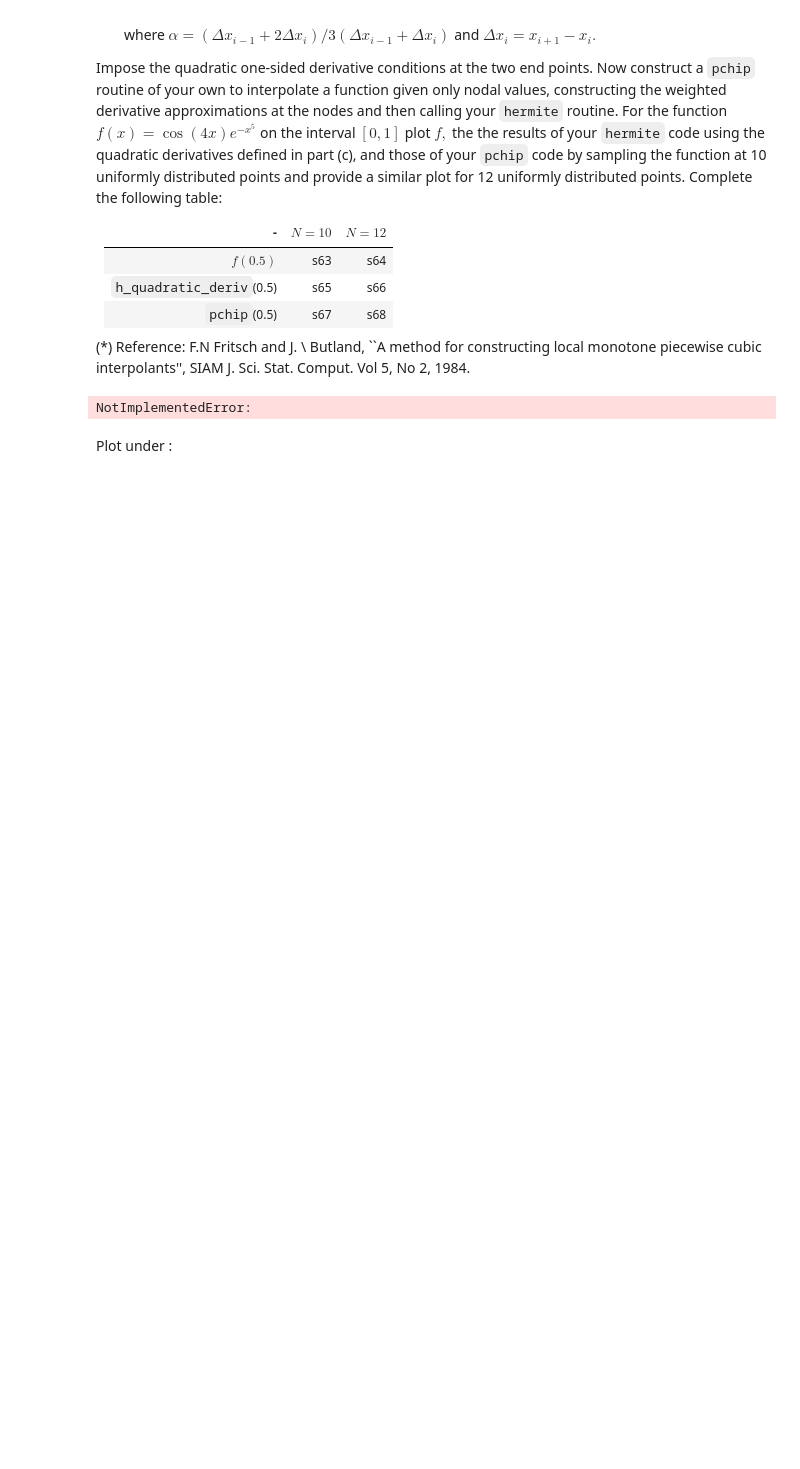
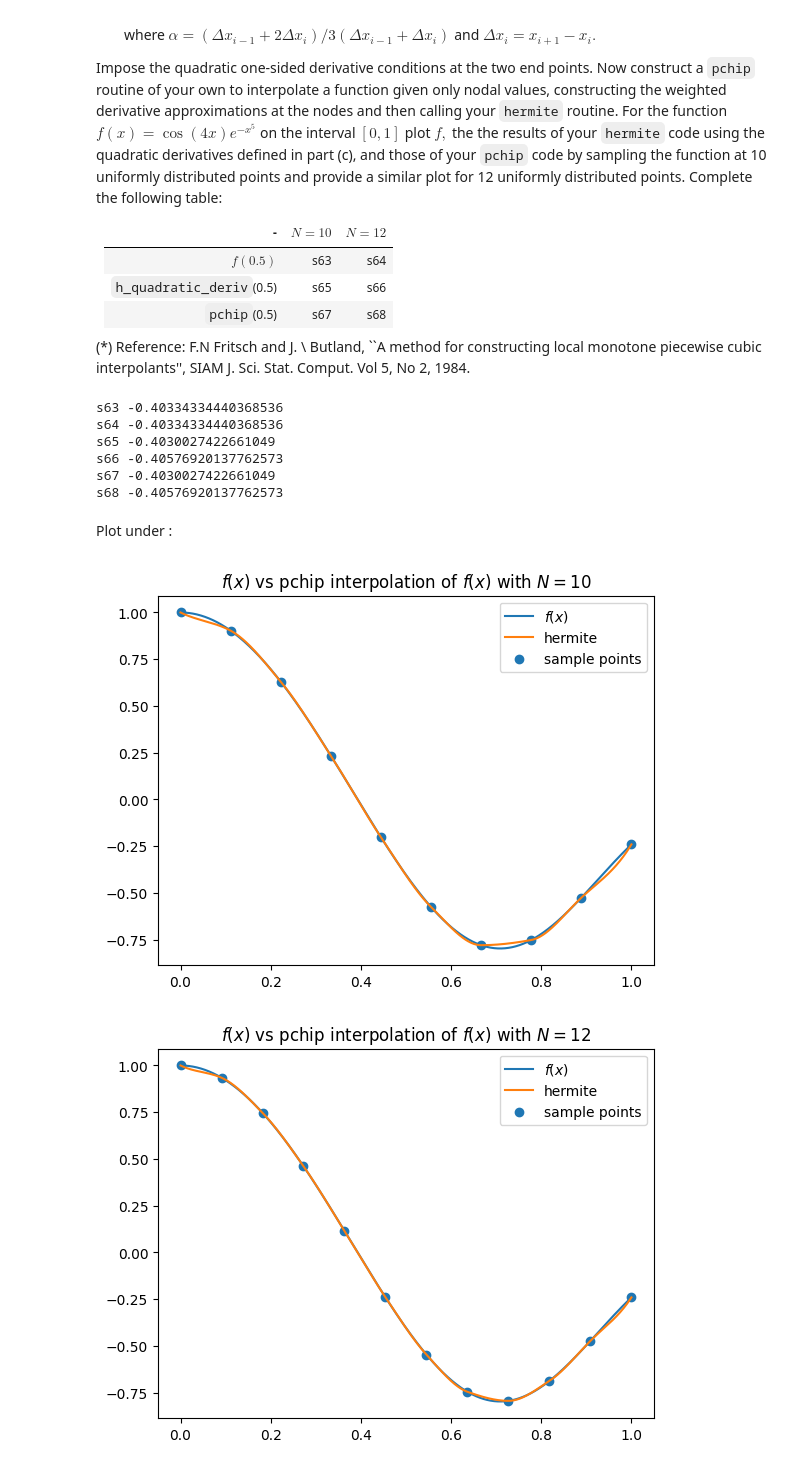
Before and after one commit to lfranz922/Math-406, a Jupyter notebook: Assignment_1.ipynb, the cells around one changed output. Cells and saved outputs as stored; diff of their text form; code cells hidden in the pictures; blank space fills up the shorter version.

```diff
--- a/Assignment_1.ipynb
+++ b/Assignment_1.ipynb
@@ -711,22 +757,79 @@ distributed points. Complete the following table:
 local monotone piecewise cubic interpolants'', SIAM J. Sci. Stat. Comput.
 Vol 5, No 2, 1984.
 # %%
-s63 =0
-s64 =0
-s65 =0
-s66 =0
-s67 =0
-s68 =0
+def pchip(x,y,xi):
+    term1 = lambda k : (y[k]-y[k-1])/(x[k]-x[k-1])
+    term2 = lambda k : ((y[k+1]-y[k])/(x[k+1] - x[k]) - (y[k]-y[k-1])/(x[k]-x[k-1]))/(x[k+1] - x[k-1])
+    alpha = lambda k : (x[k]-x[k-1] + 2*(x[k+1]-x[k]))/ (3*(x[k]-x[k-1] + x[k+1] - x[k]))
+
+    yp = np.zeros_like(y)
+
+    # Interior nodes
+    for k in range(1, len(y)-1):
+        if term1(k)*term1(k+1) > 0:
+            yp[k] = term1(k)*term1(k+1) / (alpha(k)* term1(k+1) + (1-alpha(k))*term1(k))
+
+    # Left endpoint
+    yp[0] = (term1(0) +
+             term2(0) * (x[0] - x[1]))
+
+    # Right endpoint
+    yp[-1] = (term1(-1) +
+              term2(-1) * (2 * x[-1] - x[-2] - x[-3]))
+
+    return hermite(x,y,yp,xi)
+
+N = 10
+x_interp = np.linspace(0, 1, 1000)
+x_sample = np.linspace(0, 1, N)
+
+s63 = f(0.5)
+s64 = f(0.5)
+
+s65 = h_quadratic_deriv(x_sample, f(x_sample), [0.5])[0]
+s66 = pchip(x_sample, f(x_sample), [0.5])[0]
+
+N = 10
+x_interp = np.linspace(0, 1, 1000)
+x_sample = np.linspace(0, 1, N)
+
+s67 =h_quadratic_deriv(x_sample, f(x_sample), [0.5])[0]
+s68 = pchip(x_sample, f(x_sample), [0.5])[0]
+
 # YOUR CODE HERE
-raise NotImplementedError()
+# raise NotImplementedError()
+
+print("s63", s63)
+print("s64", s64)
+print("s65", s65)
+print("s66", s66)
+print("s67", s67)
+print("s68", s68)
 # %% [output]
-NotImplementedError:
+s63 -0.40334334440368536
+s64 -0.40334334440368536
+s65 -0.4030027422661049
+s66 -0.40576920137762573
+s67 -0.4030027422661049
+s68 -0.40576920137762573
 # %% [markdown]
 
 Plot under :
 # %%
 # YOUR CODE HERE
-raise NotImplementedError()
+for N in [10, 12]:
+    x_interp = np.linspace(0, 1, 1000)
+    x_sample = np.linspace(0, 1, N)
+
+    plt.plot(x_interp, f(x_interp), label=r"$f(x)$")
+    plt.plot(x_interp, pchip(x_sample, f(x_sample), x_interp), label="hermite")
+    plt.scatter(x_sample, f(x_sample), label="sample points")
+    plt.legend()
+    plt.title(r"$f(x)$ vs pchip interpolation of $f(x)$ with $N=$" + f"{N}")
+    plt.show()
+# %% [output]
+[figure, added]
+[figure, added]
 # %%
 #Testing answer
 # %%
```
Also changed, not shown: parts of 4 cells of this notebook.
